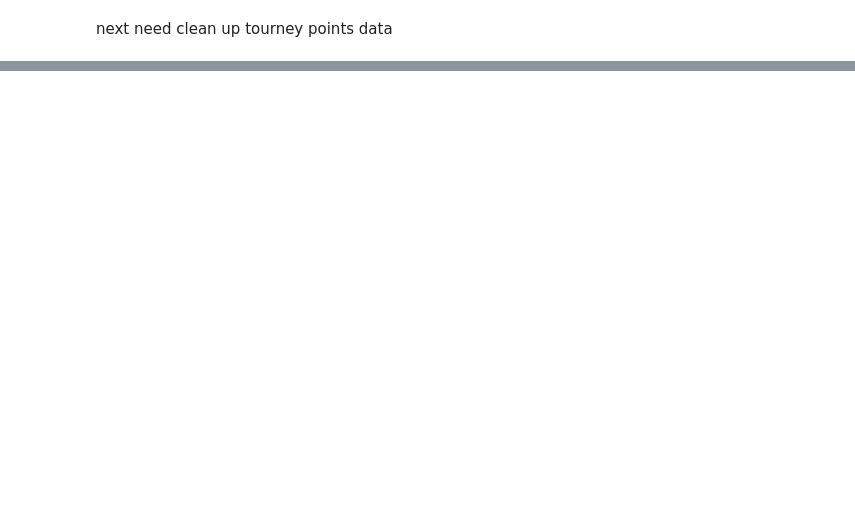
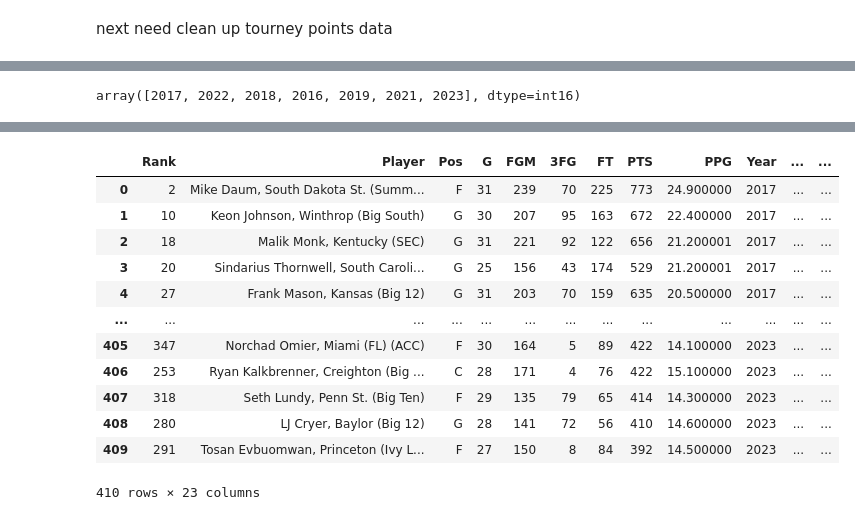
Before and after one commit to hopenbr/ncaa-player-pool, a Jupyter notebook: ncaa_player_pool/data-work.ipynb, the cells around one changed output, grey strips where cells are left out. Cells and saved outputs as stored; diff of their text form; code cells hidden in the pictures; blank space fills up the shorter version.

```diff
--- a/ncaa_player_pool/data-work.ipynb
+++ b/ncaa_player_pool/data-work.ipynb
@@ -211,0 +300,6 @@ SyntaxError: invalid syntax (2688125364.py, line 17)
+# %%
+def save_all(df, file_name: str = 'all.csv'):
+    df.to_csv(f'/workspaces/ncaa-player-pool/data/{file_name}')
+
+display(all_data)
+save_all(all_data)
@@ -211,0 +320,61 @@ SyntaxError: invalid syntax (2688125364.py, line 17)
+# %%
+all_data['Year'].unique()
+# %% [output]
+array([2017, 2022, 2018, 2016, 2019, 2021, 2023], dtype=int16)
+# %%
+def set_data_types(df):
+    for i in ('Rank', 'Class', 'Height', 'G', 'FGM', '3FG', 'FT','PTS', 'TourneyPTS', 'SEED','ROUND', 'Year', 'POWER RATING RANK'):
+        df[i] = pd.to_numeric(all_data[i], downcast='integer')
+    for f in ('PPG', 'POWER RATING'):
+        df[f] = pd.to_numeric(all_data[f], downcast='float')
+
+def set_class(row):
+    if row['Cl'] == 'fr.':
+        return 1
+    elif row['Cl'] == 'So.':
+        return 2
+    elif row['Cl'] == 'Jr.':
+        return 3
+    elif row['Cl'] == 'Sr.':
+        return 4
+    else:
+        return 1
+def convert_class(df):
+    df['Class'] = df.apply(set_class, axis=1)
+    return df.drop(['Cl'], axis=1)
+
+def set_pos(row):
+    #Graud, Forward, Center
+    ret_val = (1, 0, 0) #graud
+    if row['Pos'] == 'F':
+        ret_val = (0, 1, 0)
+    elif row['Pos'] == 'C':
+        et_val = (0, 0, 1)
+
+    return ret_val
+
+def convert_pos(df):
+    df[['Graud', 'Forward', 'Center']] = df.apply(set_pos, axis=1, result_type='expand')
+    return df
+
+def set_height(row):
+    h = row['Ht']
+    if h == '0-0':
+        return 6 * 12 #a couple have no hight so just going to put them at 6 foot
+    else:
+        f, i = h.split('-')
+        return (int(f) * 12 ) + int(i)
+
+def convert_height(df):
+    df['Height'] = df.apply(set_height, axis=1)
+    return df.drop(['Ht'], axis=1)
+
+all_data = convert_class(all_data)
+all_data = convert_height(all_data)
+all_data = convert_pos(all_data)
+set_data_types(all_data)
+
+display(all_data.dtypes)
+display(all_data)
+save_all(all_data, file_name='simple_data.csv')
+# %% [output]
@@ -211,0 +398,13 @@ SyntaxError: invalid syntax (2688125364.py, line 17)
+|  | Rank | Player | Pos | G | FGM | 3FG | FT | PTS | PPG | Year | ... | ... |
+| 0 | 2 | Mike Daum, South Dakota St. (Summ... | F | 31 | 239 | 70 | 225 | 773 | 24.900000 | 2017 | ... | ... |
+| 1 | 10 | Keon Johnson, Winthrop (Big South) | G | 30 | 207 | 95 | 163 | 672 | 22.400000 | 2017 | ... | ... |
+| 2 | 18 | Malik Monk, Kentucky (SEC) | G | 31 | 221 | 92 | 122 | 656 | 21.200001 | 2017 | ... | ... |
+| 3 | 20 | Sindarius Thornwell, South Caroli... | G | 25 | 156 | 43 | 174 | 529 | 21.200001 | 2017 | ... | ... |
+| 4 | 27 | Frank Mason, Kansas (Big 12) | G | 31 | 203 | 70 | 159 | 635 | 20.500000 | 2017 | ... | ... |
+| ... | ... | ... | ... | ... | ... | ... | ... | ... | ... | ... | ... | ... |
+| 405 | 347 | Norchad Omier, Miami (FL) (ACC) | F | 30 | 164 | 5 | 89 | 422 | 14.100000 | 2023 | ... | ... |
+| 406 | 253 | Ryan Kalkbrenner, Creighton (Big ... | C | 28 | 171 | 4 | 76 | 422 | 15.100000 | 2023 | ... | ... |
+| 407 | 318 | Seth Lundy, Penn St. (Big Ten) | F | 29 | 135 | 79 | 65 | 414 | 14.300000 | 2023 | ... | ... |
+| 408 | 280 | LJ Cryer, Baylor (Big 12) | G | 28 | 141 | 72 | 56 | 410 | 14.600000 | 2023 | ... | ... |
+| 409 | 291 | Tosan Evbuomwan, Princeton (Ivy L... | F | 27 | 150 | 8 | 84 | 392 | 14.500000 | 2023 | ... | ... |
+410 rows × 23 columns
```
Also changed, not shown: parts of 29 cells of this notebook.
